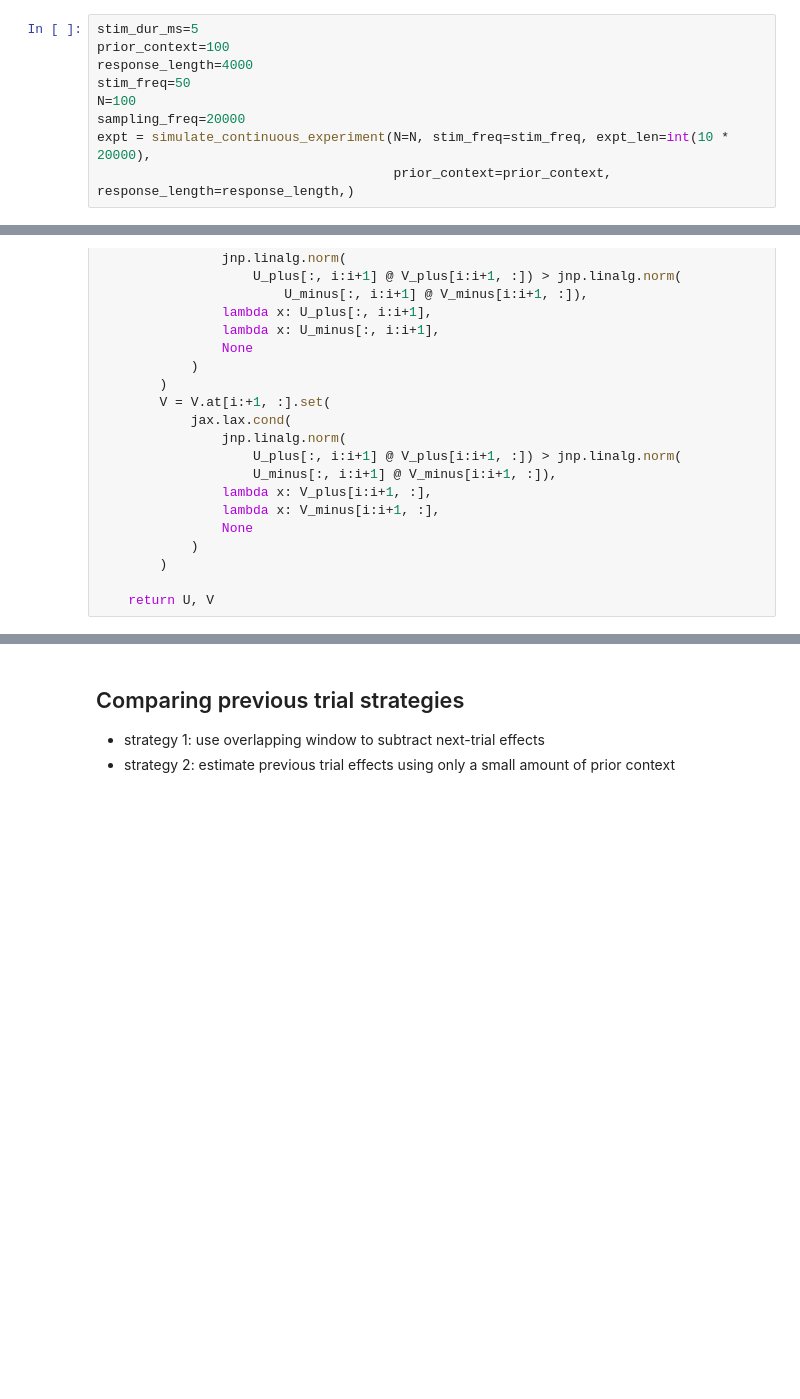
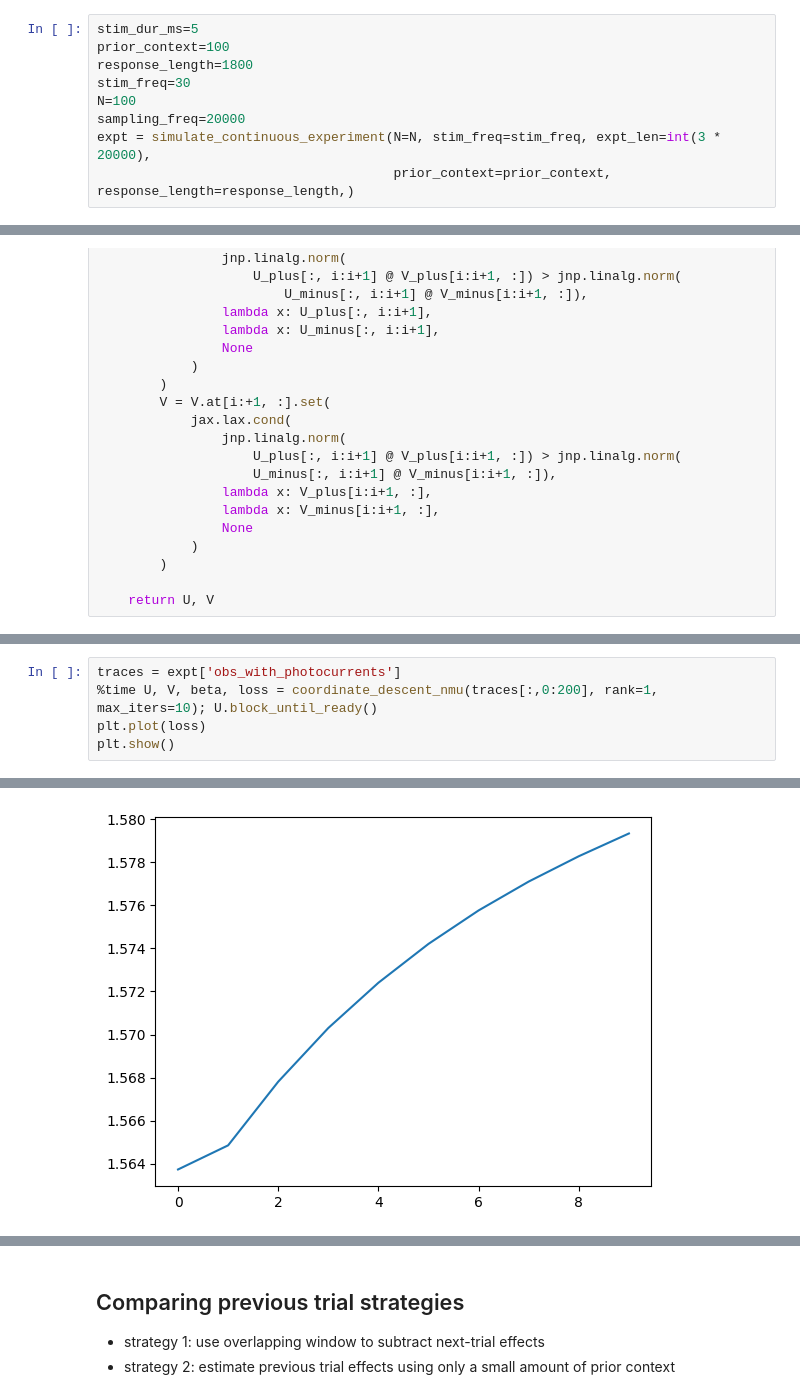
Before and after one commit to bantin/PhoRC, a Jupyter notebook: opsin_subtraction_experiments/end_to_end_sims.ipynb, the cells around one changed output, grey strips where cells are left out. Cells and saved outputs as stored; diff of their text form; blank space fills up the shorter version.

```diff
--- a/opsin_subtraction_experiments/end_to_end_sims.ipynb
+++ b/opsin_subtraction_experiments/end_to_end_sims.ipynb
@@ -13,9 +14,9 @@ from tqdm import tqdm
 # %%
 stim_dur_ms=5
 prior_context=100
-response_length=4000
-stim_freq=50
+response_length=1800
+stim_freq=30
 N=100
 sampling_freq=20000
-expt = simulate_continuous_experiment(N=N, stim_freq=stim_freq, expt_len=int(10 * 20000),
+expt = simulate_continuous_experiment(N=N, stim_freq=stim_freq, expt_len=int(3 * 20000),
                                       prior_context=prior_context, response_length=response_length,)
@@ -399,0 +441,6 @@ base_est = U_dec @ V_dec + beta
+# %%
+traces = expt['obs_with_photocurrents']
+%time U, V, beta, loss = coordinate_descent_nmu(traces[:,0:200], rank=1, max_iters=10); U.block_until_ready()
+plt.plot(loss)
+plt.show()
+# %% [output]
@@ -399,0 +449 @@ base_est = U_dec @ V_dec + beta
+[figure, added]
```
Also changed, not shown: parts of 22 cells of this notebook.
